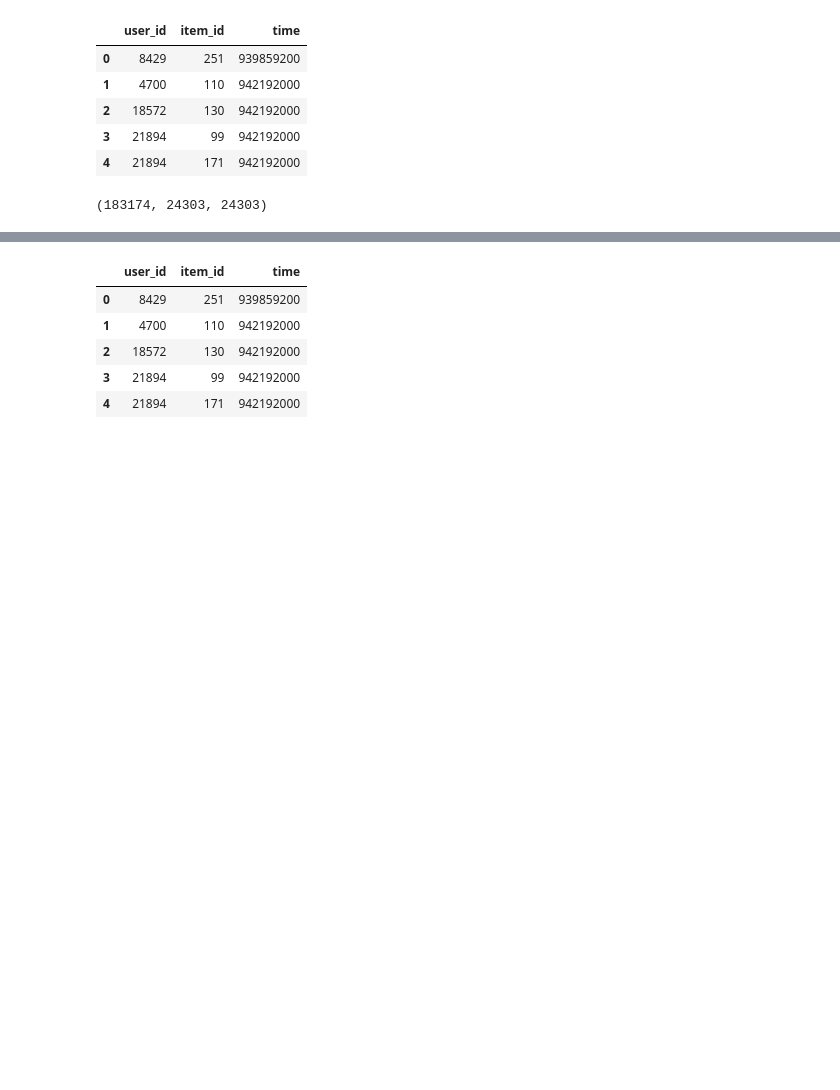
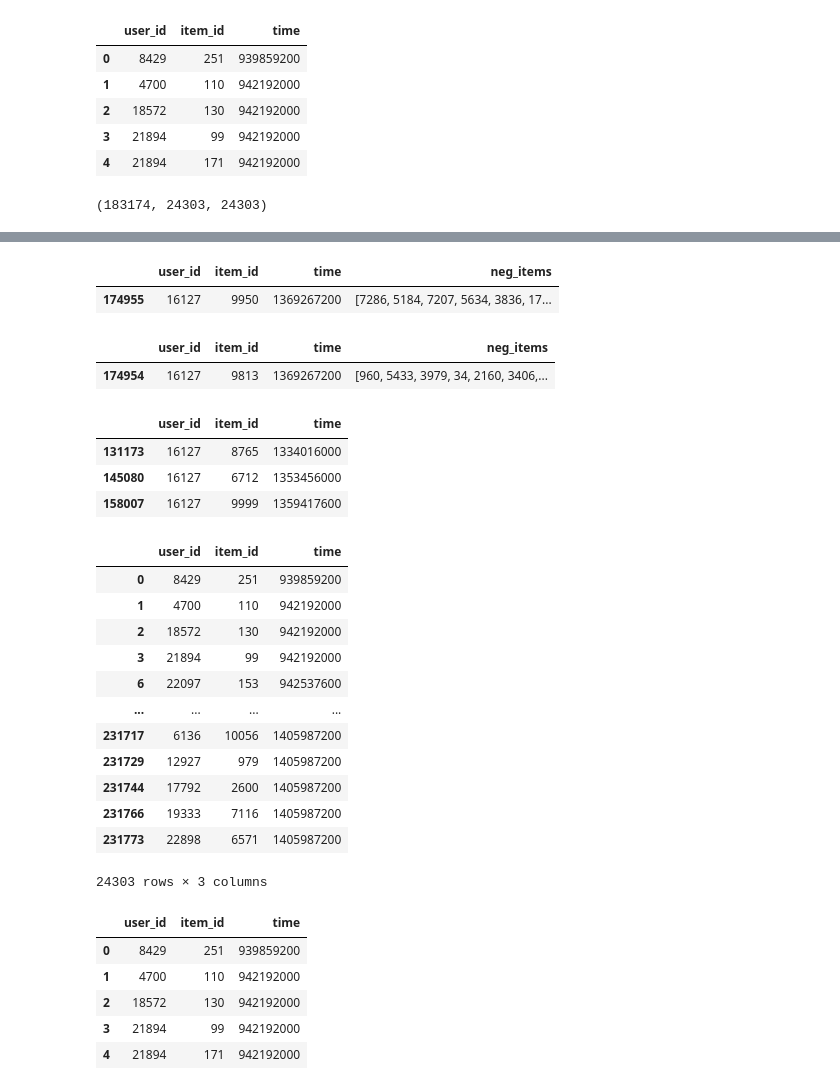
Before and after one commit to tuandung2812/Group-3---Seq_Rec, a Jupyter notebook: data/Amazon.ipynb, the cells around one changed output, grey strips where cells are left out. Cells and saved outputs as stored; diff of their text form; code cells hidden in the pictures; blank space fills up the shorter version.

```diff
--- a/data/Amazon.ipynb
+++ b/data/Amazon.ipynb
@@ -190,3 +210,36 @@ len(train_df), len(dev_df), len(test_df)
+# %%
+test_df[test_df['user_id'] == 16127]
+# %% [output]
+|  | user_id | item_id | time | neg_items |
+| 174955 | 16127 | 9950 | 1369267200 | [7286, 5184, 7207, 5634, 3836, 17... |
+# %%
+dev_df[dev_df['user_id'] == 16127]
+# %% [output]
+|  | user_id | item_id | time | neg_items |
+| 174954 | 16127 | 9813 | 1369267200 | [960, 5433, 3979, 34, 2160, 3406,... |
+# %%
+train_df[train_df['user_id'] == 16127]
+# %% [output]
+|  | user_id | item_id | time |
+| 131173 | 16127 | 8765 | 1334016000 |
+| 145080 | 16127 | 6712 | 1353456000 |
+| 158007 | 16127 | 9999 | 1359417600 |
+# %%
+leave_df
+# %% [output]
+|  | user_id | item_id | time |
+| 0 | 8429 | 251 | 939859200 |
+| 1 | 4700 | 110 | 942192000 |
+| 2 | 18572 | 130 | 942192000 |
+| 3 | 21894 | 99 | 942192000 |
+| 6 | 22097 | 153 | 942537600 |
+| ... | ... | ... | ... |
+| 231717 | 6136 | 10056 | 1405987200 |
+| 231729 | 12927 | 979 | 1405987200 |
+| 231744 | 17792 | 2600 | 1405987200 |
+| 231766 | 19333 | 7116 | 1405987200 |
+| 231773 | 22898 | 6571 | 1405987200 |
+24303 rows × 3 columns
 # %%
 train_df.head()
 # %% [output]
```
Also changed, not shown: parts of 5 cells of this notebook, 6 other files.
